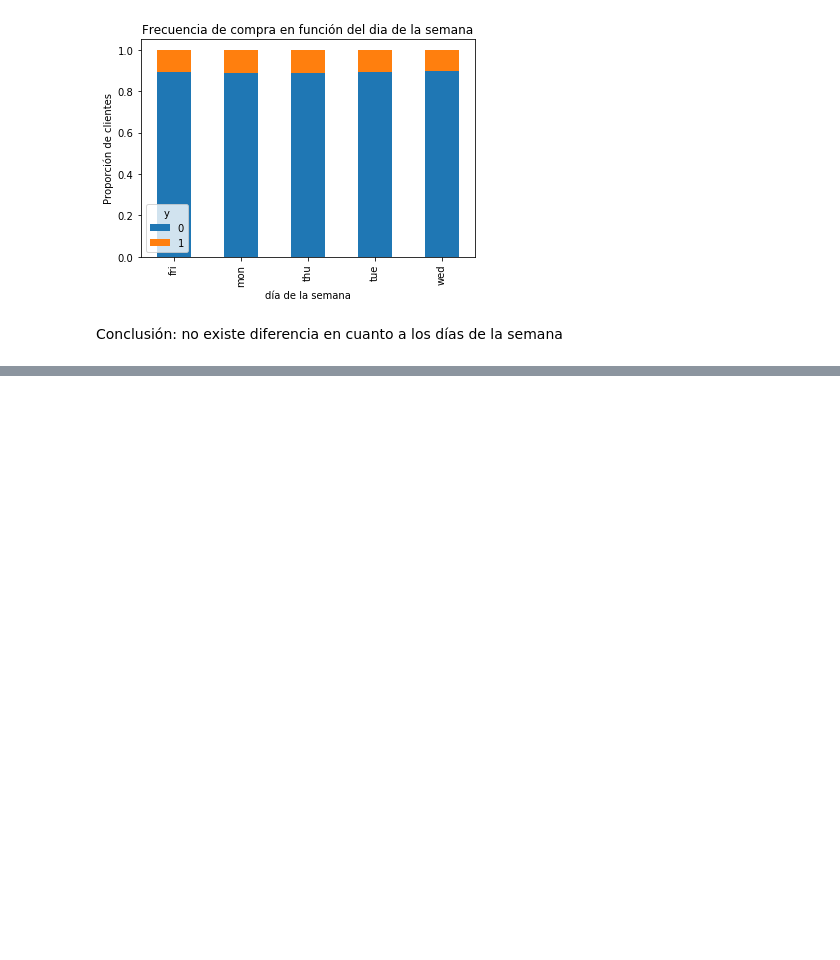
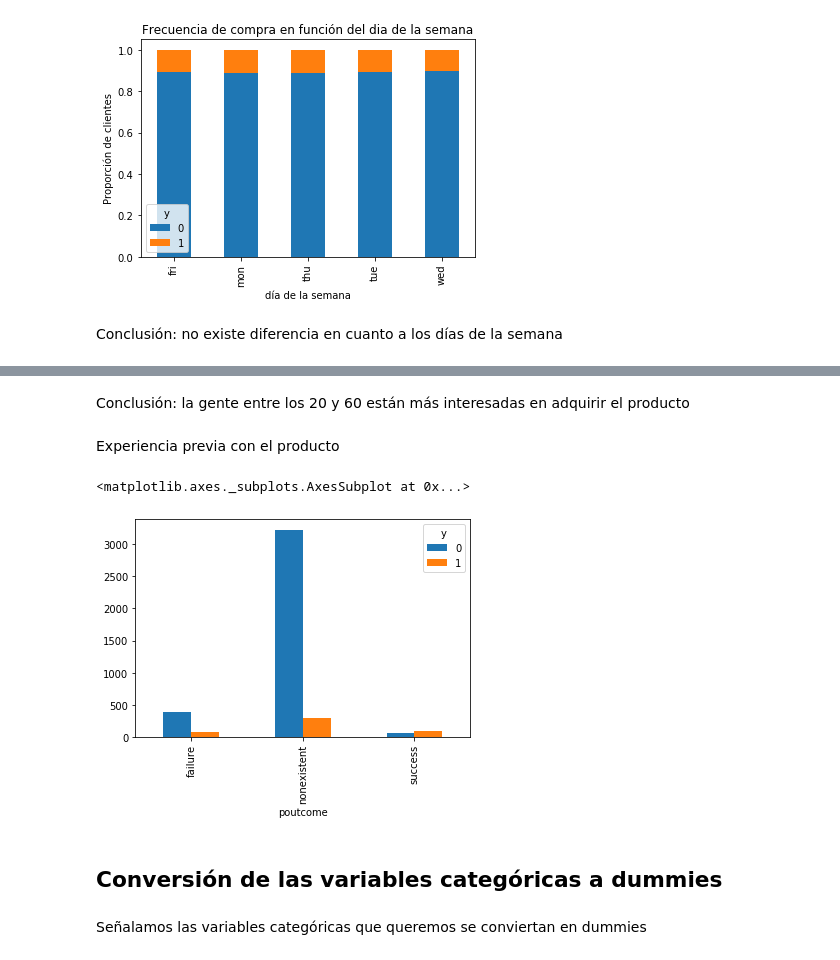
Before and after one commit to JohnRFK/mlcursoudemy, a Jupyter notebook: 17 - RL implementacion.ipynb, the cells around one changed output, grey strips where cells are left out. Drawn from its saved outputs; the diff is of its cells as text; code cells hidden in the pictures; blank space fills up the shorter version.

```diff
--- a/17 - RL implementacion.ipynb
+++ b/17 - RL implementacion.ipynb
@@ -163,0 +196,13 @@ Conclusión: no existe diferencia en cuanto a los días de la semana
+# %% [markdown]
+Conclusión: la gente entre los 20 y 60 están más interesadas en adquirir el producto
+# %% [markdown]
+Experiencia previa con el producto
+# %%
+pd.crosstab(data.poutcome, data.y).plot(kind="bar")
+# %% [output]
+<matplotlib.axes._subplots.AxesSubplot at 0x...>
+[figure, added]
+# %% [markdown]
+## Conversión de las variables categóricas a dummies
+# %% [markdown]
+Señalamos las variables categóricas que queremos se conviertan en dummies
```
Also changed, not shown: parts of 73 cells of this notebook.
